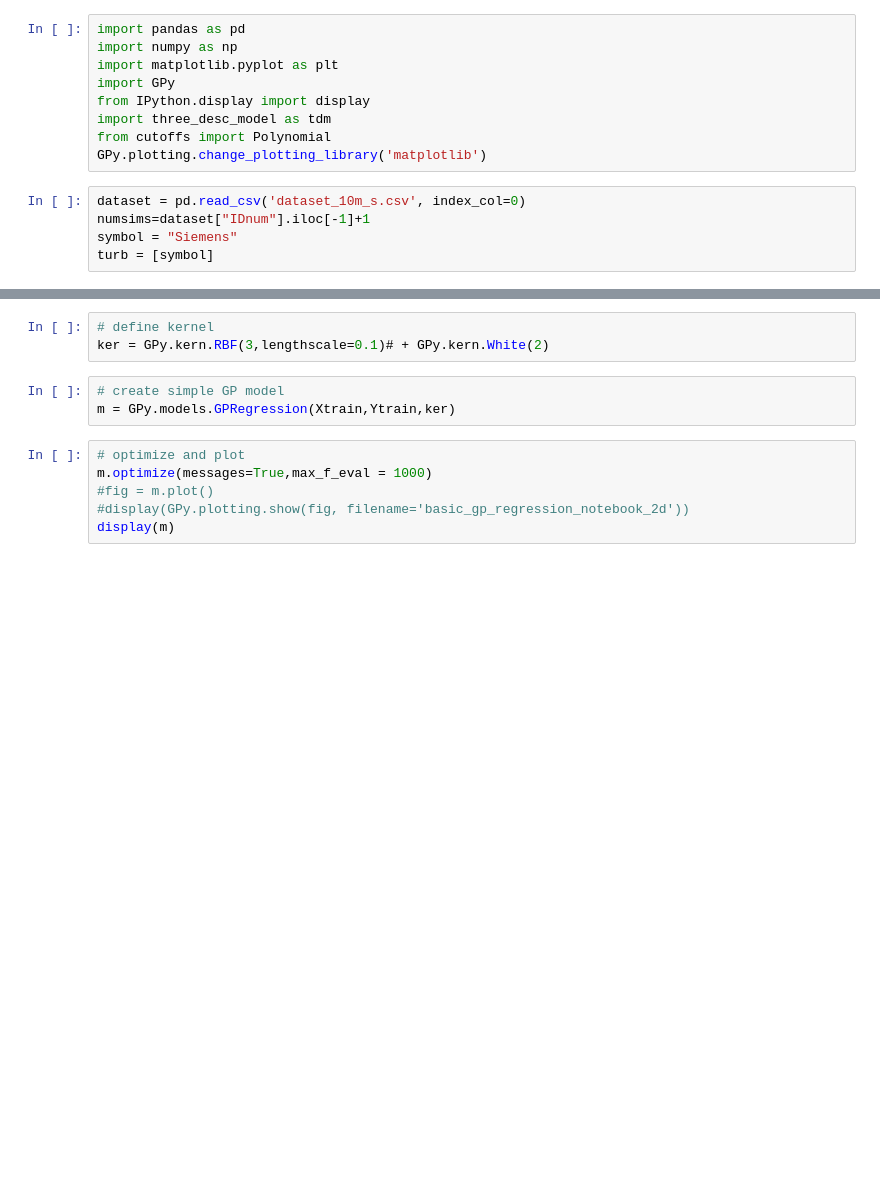
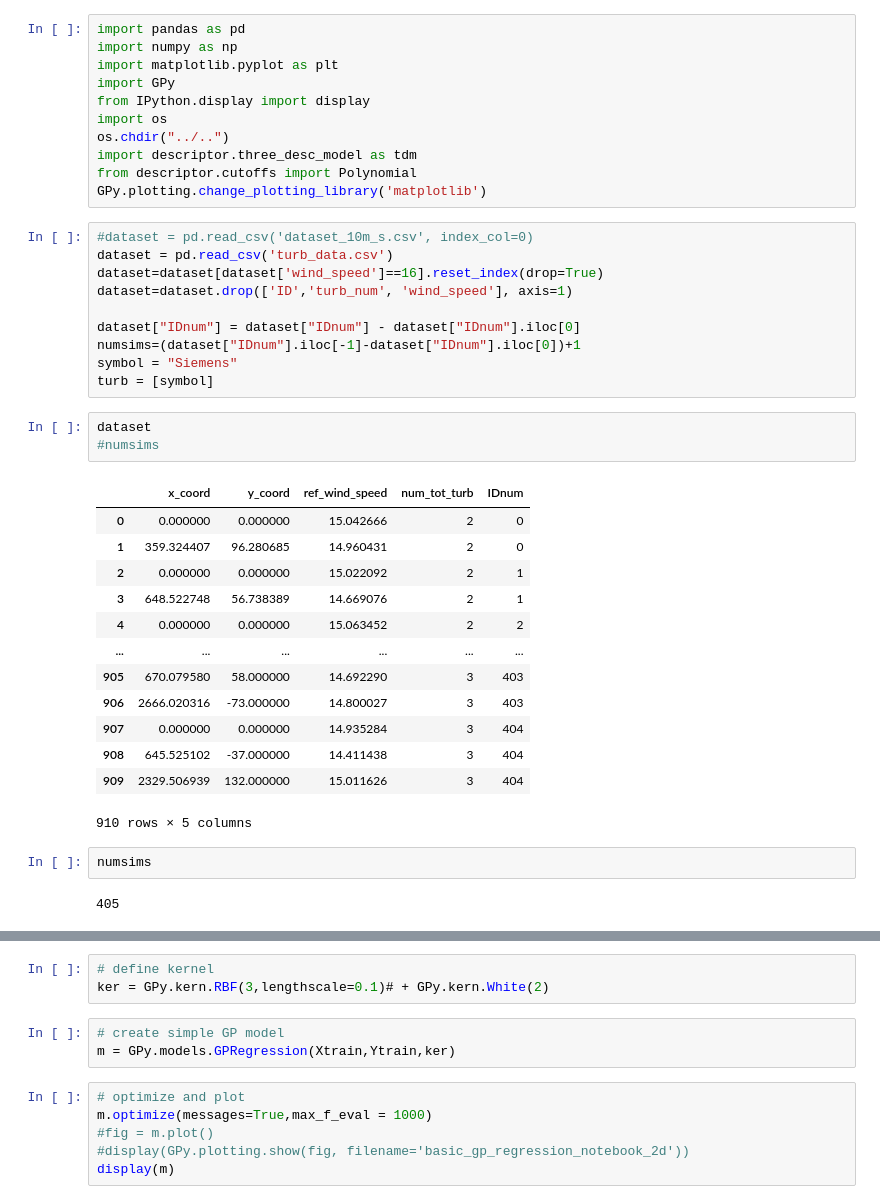
Before and after one commit to muhammedsogut/windfarm_modelling, a Jupyter notebook: model_notebooks/single_wind/GP_surrogate_model.ipynb, the cells around one changed output, grey strips where cells are left out. Saved outputs shown, nothing was run; the diff lists cells and outputs as text; blank space fills up the shorter version.

```diff
--- a/model_notebooks/single_wind/GP_surrogate_model.ipynb
+++ b/model_notebooks/single_wind/GP_surrogate_model.ipynb
@@ -4,14 +4,42 @@ import numpy as np
 import matplotlib.pyplot as plt
 import GPy
 from IPython.display import display
-import three_desc_model as tdm
-from cutoffs import Polynomial
+import os
+os.chdir("../..")
+import descriptor.three_desc_model as tdm
+from descriptor.cutoffs import Polynomial
 GPy.plotting.change_plotting_library('matplotlib')
 # %%
-dataset = pd.read_csv('dataset_10m_s.csv', index_col=0)
-numsims=dataset["IDnum"].iloc[-1]+1
+#dataset = pd.read_csv('dataset_10m_s.csv', index_col=0)
+dataset = pd.read_csv('turb_data.csv')
+dataset=dataset[dataset['wind_speed']==16].reset_index(drop=True)
+dataset=dataset.drop(['ID','turb_num', 'wind_speed'], axis=1)
+
+dataset["IDnum"] = dataset["IDnum"] - dataset["IDnum"].iloc[0]
+numsims=(dataset["IDnum"].iloc[-1]-dataset["IDnum"].iloc[0])+1
 symbol = "Siemens"
 turb = [symbol]
+# %%
+dataset
+#numsims
+# %% [output]
+|  | x_coord | y_coord | ref_wind_speed | num_tot_turb | IDnum |
+| 0 | 0.000000 | 0.000000 | 15.042666 | 2 | 0 |
+| 1 | 359.324407 | 96.280685 | 14.960431 | 2 | 0 |
+| 2 | 0.000000 | 0.000000 | 15.022092 | 2 | 1 |
+| 3 | 648.522748 | 56.738389 | 14.669076 | 2 | 1 |
+| 4 | 0.000000 | 0.000000 | 15.063452 | 2 | 2 |
+| ... | ... | ... | ... | ... | ... |
+| 905 | 670.079580 | 58.000000 | 14.692290 | 3 | 403 |
+| 906 | 2666.020316 | -73.000000 | 14.800027 | 3 | 403 |
+| 907 | 0.000000 | 0.000000 | 14.935284 | 3 | 404 |
+| 908 | 645.525102 | -37.000000 | 14.411438 | 3 | 404 |
+| 909 | 2329.506939 | 132.000000 | 15.011626 | 3 | 404 |
+910 rows × 5 columns
+# %%
+numsims
+# %% [output]
+405
 # %%
 nl=tdm.NeighborlistCalculator(cutoff=4001,cone_grad=0.12582561117875557, cone_offset=72.24947126849844)
 Gs = {"Siemens": [{"type":"G2", "turbine":"Siemens","eta":4.25387599, "offset": 1.0151402},
```
Also changed, not shown: parts of 16 cells of this notebook, 7 other files.
